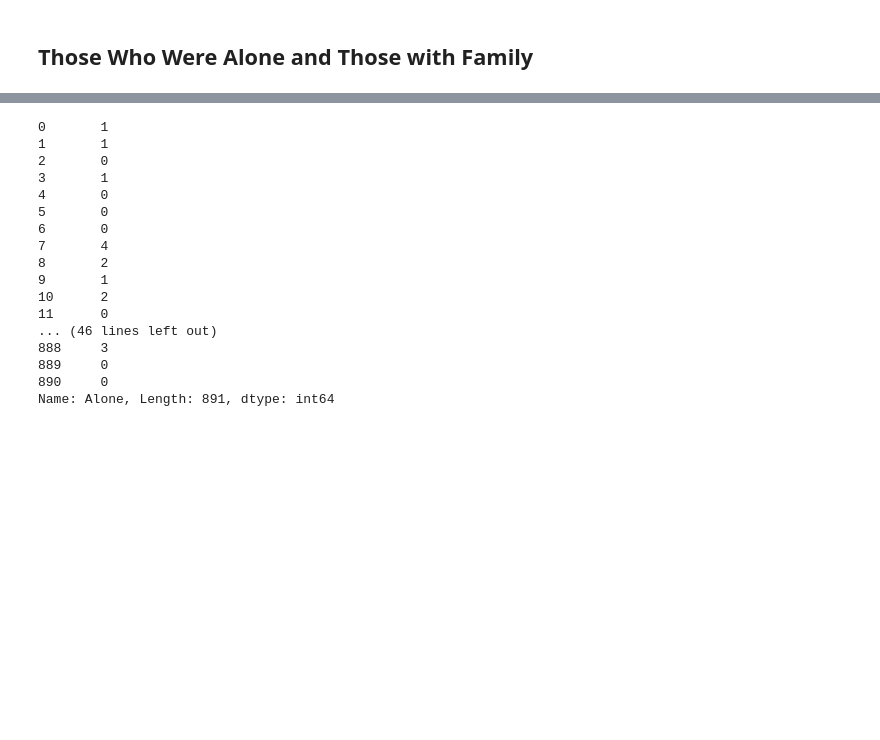
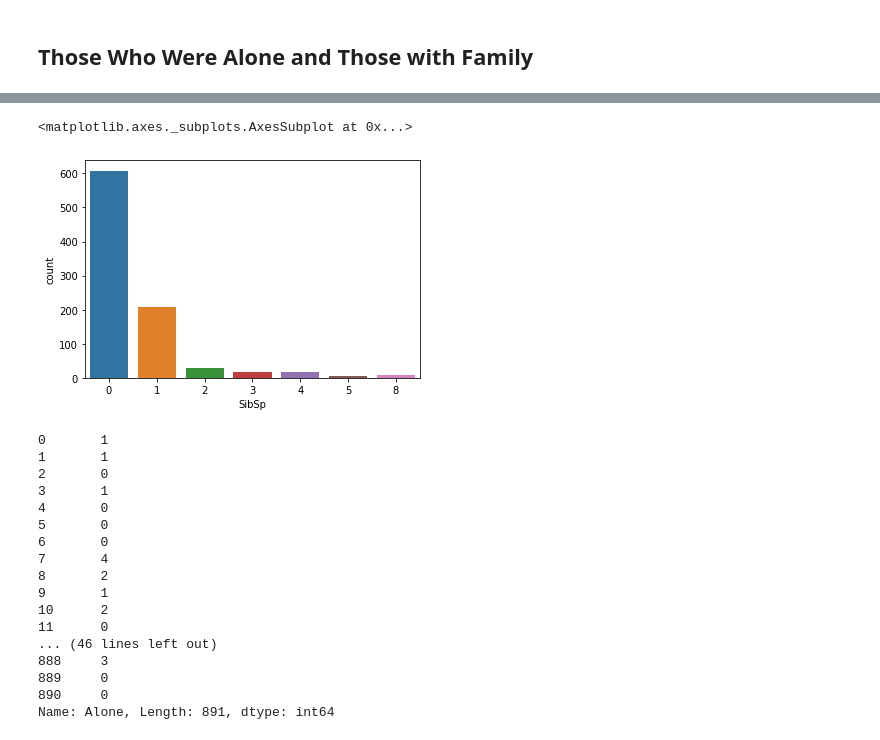
Before and after one commit to fawiyogo001/Data-Science-Portfolio-Python, a Jupyter notebook: Titanic Survivability Analysis/Titanic Data Visualization.ipynb, the cells around one changed output, grey strips where cells are left out. Drawn from its saved outputs; the diff is of its cells as text; code cells hidden in the pictures; blank space fills up the shorter version.

```diff
--- a/Titanic Survivability Analysis/Titanic Data Visualization.ipynb
+++ b/Titanic Survivability Analysis/Titanic Data Visualization.ipynb
@@ -270,3 +282,9 @@ titanic.head()
+# %%
+# sibling and spouse count
+sns.countplot(x = 'SibSp', data = titanic)
+# %% [output]
+<matplotlib.axes._subplots.AxesSubplot at 0x...>
+[figure, added]
 # %%
 # summing up the sibling and parent-child value
 titanic['Alone'] = titanic.SibSp + titanic.Parch
```
Also changed, not shown: parts of 35 cells of this notebook, 2 other files.
